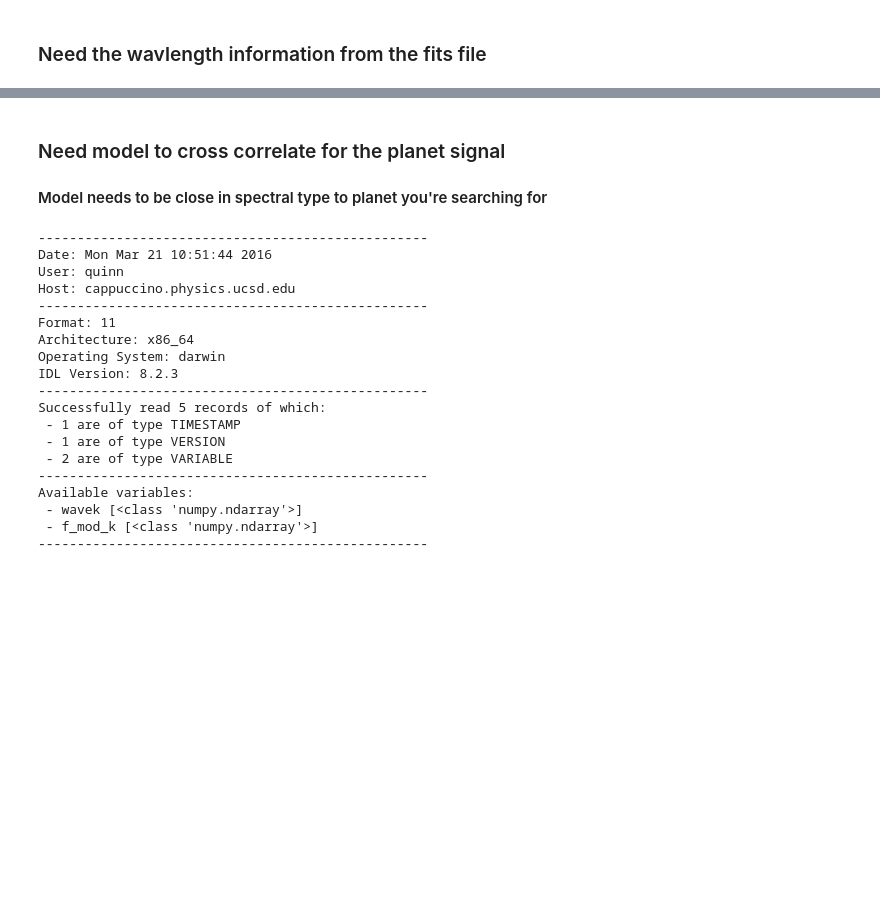
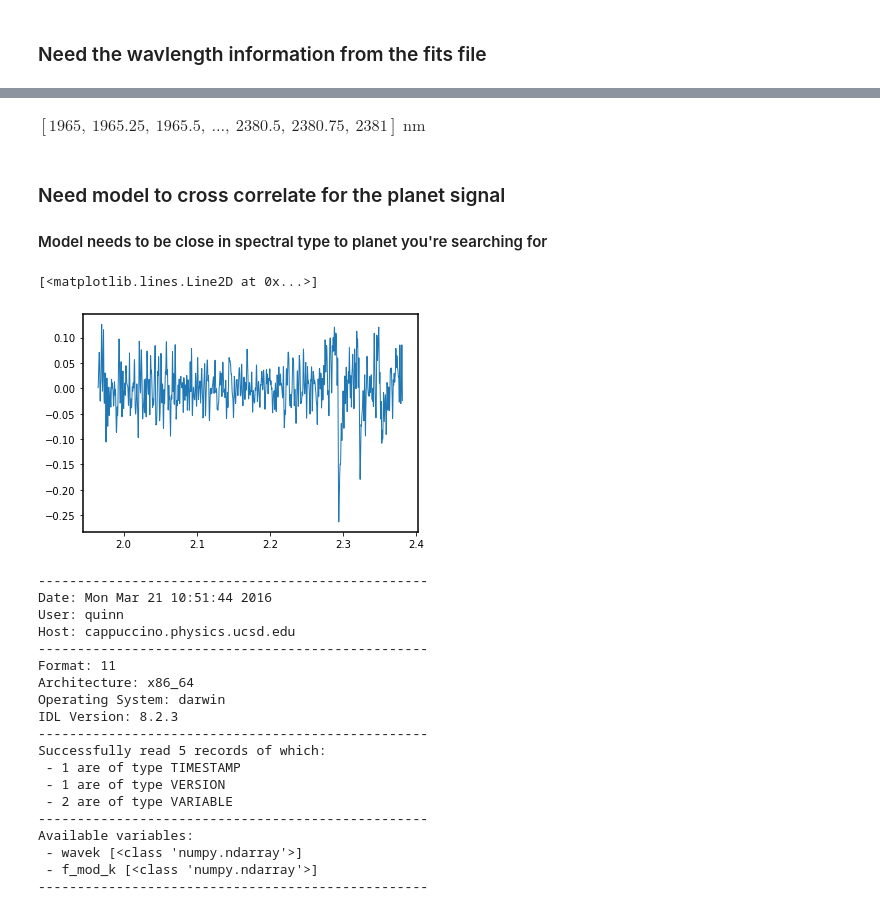
Before and after one commit to k2wilcomb/CCF, a Jupyter notebook: ccf.py.ipynb, the cells around one changed output, grey strips where cells are left out. Drawn from its saved outputs; the diff is of its cells as text; code cells hidden in the pictures; blank space fills up the shorter version.

```diff
--- a/ccf.py.ipynb
+++ b/ccf.py.ipynb
@@ -38,3 +84,7 @@ Wavelengths = hdul[0].header['CRVAL1'] + np.arange(hdul[0].header['NAXIS1']) * h
+# %%
+Wavelengths
+# %% [output]
+$[1965,~1965.25,~1965.5,~\dots,~2380.5,~2380.75,~2381] \; \mathrm{nm}$
 # %% [markdown]
 ### Need model to cross correlate for the planet signal
 #### Model needs to be close in spectral type to planet you're searching for
@@ -41,3 +95,8 @@ Wavelengths = hdul[0].header['CRVAL1'] + np.arange(hdul[0].header['NAXIS1']) * h
+# %%
+plt.plot(cowaves, cofluxes)
+# %% [output]
+[<matplotlib.lines.Line2D at 0x...>]
+[figure, added]
 # %%
 #need to read in 51 Eri spec for GJ 504 b
 erib = '51Erib_model_osiris_k.sav' #sav data file
```
Also changed, not shown: parts of 15 cells of this notebook.
